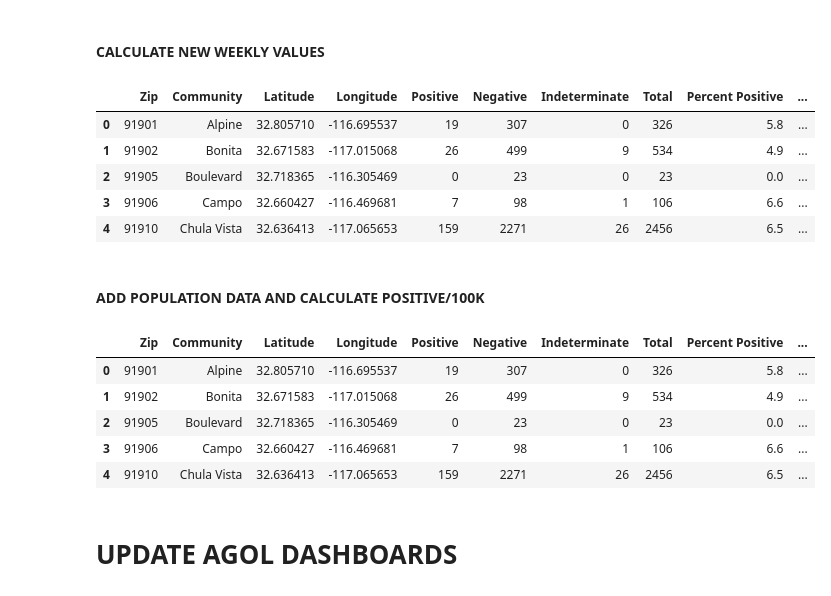
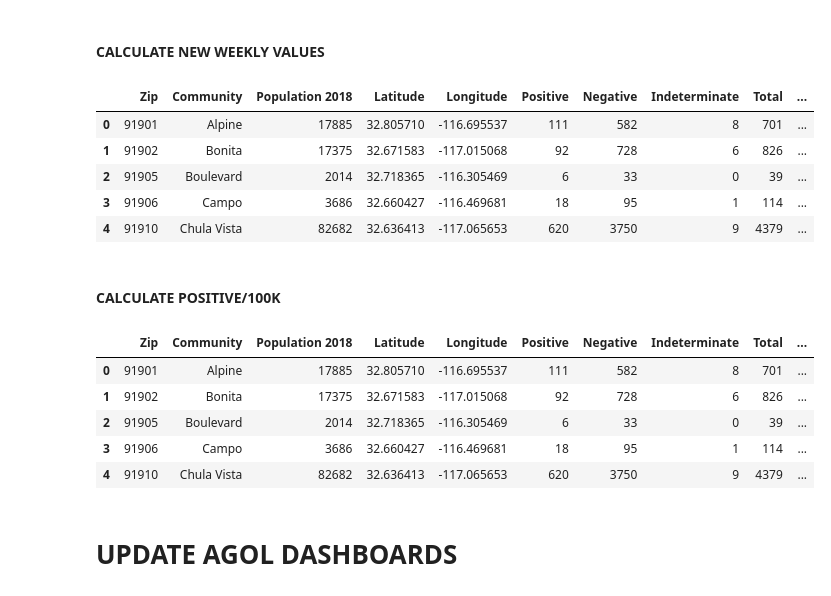
Before and after one commit to HDMA-SDSU/ArcGIS-Python-for-COVID19-Data, a Jupyter notebook: test_results_dash.ipynb, the cells around one changed output. Cells and saved outputs as stored; diff of their text form; code cells hidden in the pictures.

```diff
--- a/test_results_dash.ipynb
+++ b/test_results_dash.ipynb
@@ -20,10 +20,10 @@ import webbrowser
 ######################
 # USER ENTERED DATES #
 ######################
-most_recent_date = '11/18/20'  # file folder date
-data_date = '11/14/20'  # date through
-prior_date = '11/07/20'  # date through of prior week
-day_after_prior = '11/8/20'  # one date after the prior date
+most_recent_date = '12/16/20'  # file folder date
+data_date = '12/12/20' # date through
+prior_date = '12/05/20'  # date through of prior week
+day_after_prior = '12/6/20'  # one date after the prior date
 
 #########
 # PATHS #
@@ -31,17 +31,13 @@ day_after_prior = '11/8/20'  # one date after the prior date
 # pdf file path
 file = 'C:/Users/jesse/Dropbox/Mapping-Vulearable-Pop-Tasks/SD-County-Data/{}20/Summary_of_All_Tests_Reported_by_Zip_Code_of_Residence.pdf'.format(most_recent_date.replace('/', '-'))
 
-# local folder for storing csv files
-local_dir = 'C:/Users/jesse/HDMA/tests'
-
 # csv files
-new_csv = '{}/covid_tests_total_{}.csv'.format(local_dir, data_date.replace('/',''))  # this week's total results
-change_csv = '{}/covid_tests_change_{}.csv'.format(local_dir, data_date.replace('/',''))  # this week's new results
-prior_csv = '{}/covid_tests_total_{}.csv'.format(local_dir, prior_date.replace('/',''))  # last week's total results
-zips_csv = '{}/zip_info.csv'.format(local_dir)  # zip code spatial data
-pops_csv = '{}/pop_info.csv'.format(local_dir)  # population data
-total_upload = '{}/sd_zips_covid_test_results.csv'.format(local_dir)  # csv for upload to AGOL
-change_upload = '{}/sd_zips_covid_tests_new.csv'.format(local_dir)  # csv for upload to AGOL
+new_csv = '../covid_data/tests/covid_tests_total_{}.csv'.format(data_date.replace('/',''))  # this week's total results
+change_csv = '../covid_data/tests/covid_tests_change_{}.csv'.format(data_date.replace('/',''))  # this week's new results
+prior_csv = '../covid_data/tests/covid_tests_total_{}.csv'.format(prior_date.replace('/',''))  # last week's total results
+zips_csv = './data/zip_coords_pop.csv'  # zip code spatial data
+total_upload = './data/sd_zips_covid_test_results.csv'  # csv for upload to AGOL
+change_upload = './data/sd_zips_covid_tests_new.csv'  # csv for upload to AGOL
 
 ############
 # AGOL IDs #
@@ -208,13 +204,6 @@ zips.head()
 # %%
-# create and format dataframe with population data
-pops = pd.read_csv(pops_csv)
-pops['Zip'] = pops['Zip'].astype(str)
-del pops['Community']
-
-# merge test result data and population data
-zips = zips.merge(pops, on='Zip')
-
 # calculate positive per 100k
+zips = zips.rename(columns={'2018_population':'Population 2018'})
 zips['Positive Cases Per 100K'] = ''
 for i, row in zips.iterrows():
     if zips['Population 2018'][i] >= 1000:
@@ -252,7 +241,7 @@ new = new.rename(columns = {'Positive':'new pos', 'Negative':'new neg', 'Indeter
 })
 
 # combine into one dataframe for weekly values
-change = prior[['Zip','Community','Latitude','Longitude','old pos','old neg', 'old indet', 'old total', 'old date']].merge(
+change = prior[['Zip','Community','Population 2018','Latitude','Longitude','old pos','old neg', 'old indet', 'old total', 'old date']].merge(
     new[['Zip', 'new pos', 'new neg', 'new indet', 'new total', 'new date']], on='Zip')
 
 change.head()
@@ -296,38 +285,34 @@ del change['new date']
 
 change.head()
 # %% [output]
-|  | Zip | Community | Latitude | Longitude | Positive | Negative | Indeterminate | Total | Percent Positive | ... |
-| 0 | 91901 | Alpine | 32.805710 | -116.695537 | 19 | 307 | 0 | 326 | 5.8 | ... |
-| 1 | 91902 | Bonita | 32.671583 | -117.015068 | 26 | 499 | 9 | 534 | 4.9 | ... |
-| 2 | 91905 | Boulevard | 32.718365 | -116.305469 | 0 | 23 | 0 | 23 | 0.0 | ... |
-| 3 | 91906 | Campo | 32.660427 | -116.469681 | 7 | 98 | 1 | 106 | 6.6 | ... |
-| 4 | 91910 | Chula Vista | 32.636413 | -117.065653 | 159 | 2271 | 26 | 2456 | 6.5 | ... |
+|  | Zip | Community | Population 2018 | Latitude | Longitude | Positive | Negative | Indeterminate | Total | ... |
+| 0 | 91901 | Alpine | 17885 | 32.805710 | -116.695537 | 111 | 582 | 8 | 701 | ... |
+| 1 | 91902 | Bonita | 17375 | 32.671583 | -117.015068 | 92 | 728 | 6 | 826 | ... |
+| 2 | 91905 | Boulevard | 2014 | 32.718365 | -116.305469 | 6 | 33 | 0 | 39 | ... |
+| 3 | 91906 | Campo | 3686 | 32.660427 | -116.469681 | 18 | 95 | 1 | 114 | ... |
+| 4 | 91910 | Chula Vista | 82682 | 32.636413 | -117.065653 | 620 | 3750 | 9 | 4379 | ... |
 # %% [markdown]
-#### ADD POPULATION DATA AND CALCULATE POSITIVE/100K
+#### CALCULATE POSITIVE/100K
 # %%
-# add population data
-change['Zip'] = change['Zip'].astype(str)
-change = change.merge(pops, on='Zip')
-
 # calculate positive per 100k
 change['Positive Cases Per 100K'] = ''
 for i, row in change.iterrows():
     if change['Population 2018'][i] >= 1000:
         change['Positive Cases Per 100K'][i] = round(change['Positive'][i]/change['Population 2018'][i]*100000, 0)
     else:
         change['Positive Cases Per 100K'][i] = '*'
 
 # save as csv
 change.to_csv(change_csv, index=False)
 change.to_csv(change_upload, index=False)  # for AGOL upload
 change.head()
 # %% [output]
-|  | Zip | Community | Latitude | Longitude | Positive | Negative | Indeterminate | Total | Percent Positive | ... |
-| 0 | 91901 | Alpine | 32.805710 | -116.695537 | 19 | 307 | 0 | 326 | 5.8 | ... |
-| 1 | 91902 | Bonita | 32.671583 | -117.015068 | 26 | 499 | 9 | 534 | 4.9 | ... |
-| 2 | 91905 | Boulevard | 32.718365 | -116.305469 | 0 | 23 | 0 | 23 | 0.0 | ... |
-| 3 | 91906 | Campo | 32.660427 | -116.469681 | 7 | 98 | 1 | 106 | 6.6 | ... |
-| 4 | 91910 | Chula Vista | 32.636413 | -117.065653 | 159 | 2271 | 26 | 2456 | 6.5 | ... |
+|  | Zip | Community | Population 2018 | Latitude | Longitude | Positive | Negative | Indeterminate | Total | ... |
+| 0 | 91901 | Alpine | 17885 | 32.805710 | -116.695537 | 111 | 582 | 8 | 701 | ... |
+| 1 | 91902 | Bonita | 17375 | 32.671583 | -117.015068 | 92 | 728 | 6 | 826 | ... |
+| 2 | 91905 | Boulevard | 2014 | 32.718365 | -116.305469 | 6 | 33 | 0 | 39 | ... |
+| 3 | 91906 | Campo | 3686 | 32.660427 | -116.469681 | 18 | 95 | 1 | 114 | ... |
+| 4 | 91910 | Chula Vista | 82682 | 32.636413 | -117.065653 | 620 | 3750 | 9 | 4379 | ... |
 # %% [markdown]
 # UPDATE AGOL DASHBOARDS
 # %% [markdown]
```
Also changed, not shown: parts of 10 cells of this notebook.
